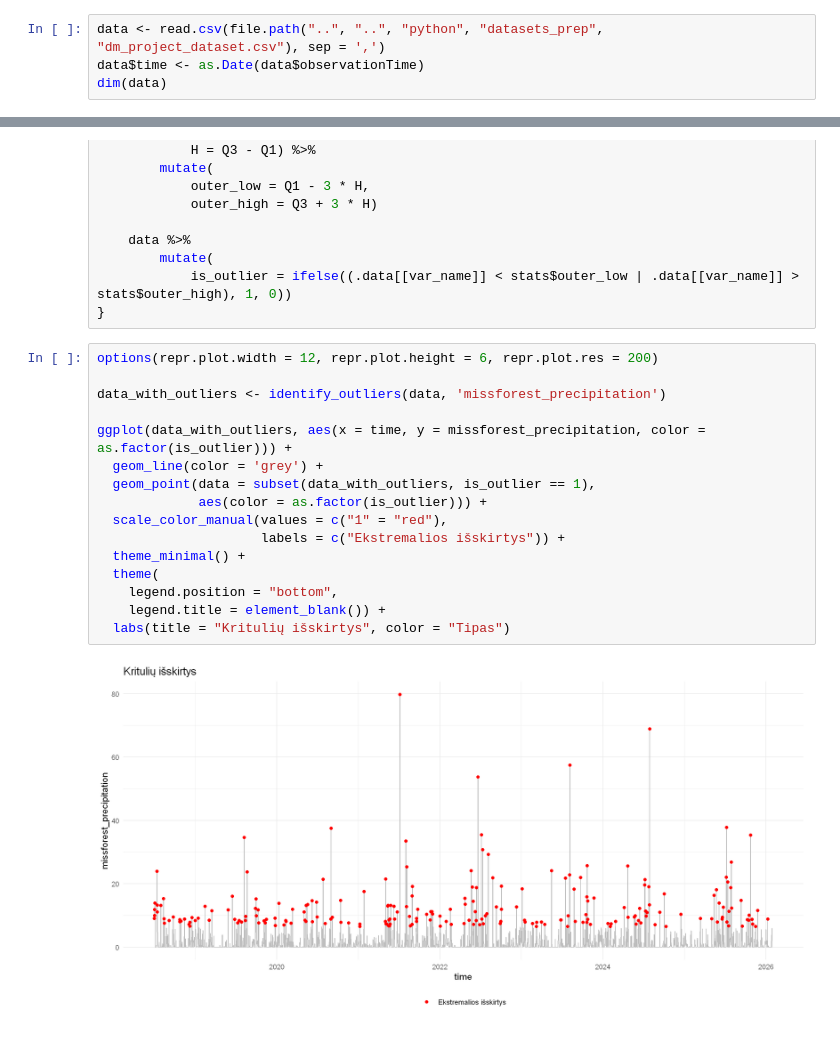
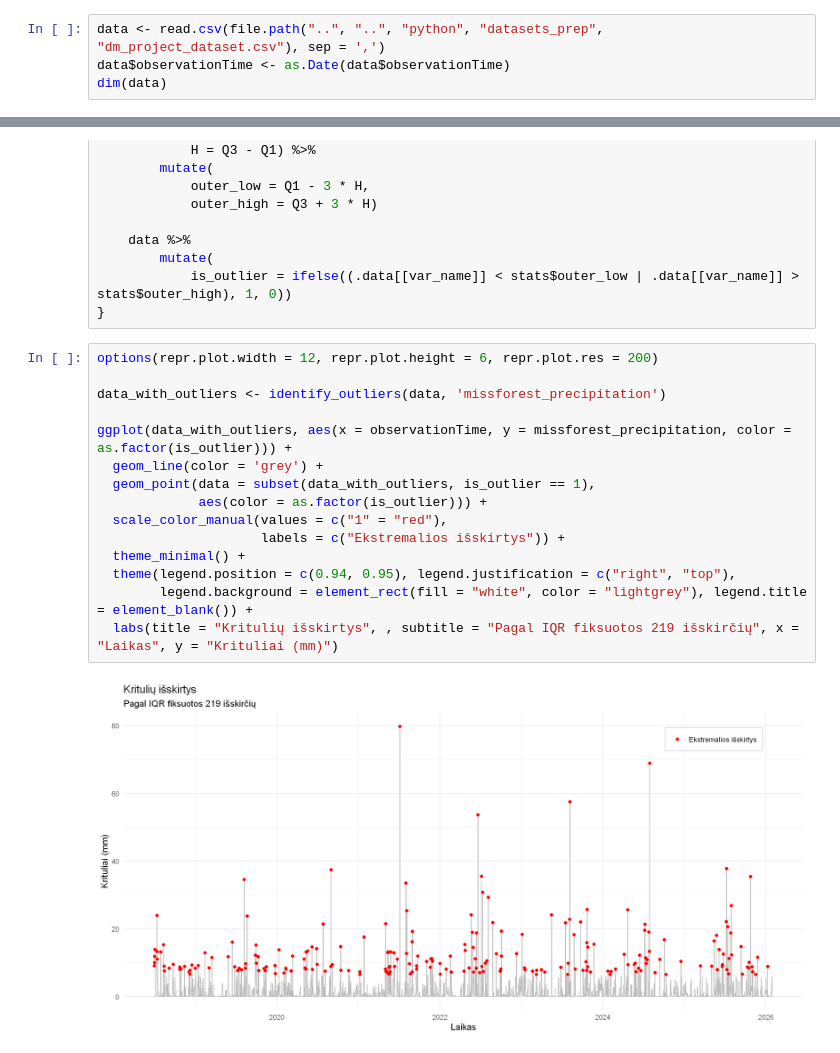
Before and after one commit to rugcer04/Duomenu_mokslo_projektas, a Jupyter notebook: code/R/EDA/outliers.ipynb, the cells around one changed output, grey strips where cells are left out. Cells and saved outputs as stored; diff of their text form.

Commit message:
Improved outlier code, added visualizations and multidimensional analysis

```diff
--- a/code/R/EDA/outliers.ipynb
+++ b/code/R/EDA/outliers.ipynb
@@ -19,6 +19,6 @@ The following objects are masked from 'package:base':
 ## Duomenys
 # %%
 data <- read.csv(file.path("..", "..", "python", "datasets_prep", "dm_project_dataset.csv"), sep = ',')
-data$time <- as.Date(data$observationTime)
+data$observationTime <- as.Date(data$observationTime)
 dim(data)
 # %% [output]
@@ -198,18 +149,17 @@ identify_outliers <- function(data, var_name) {
 # %%
 options(repr.plot.width = 12, repr.plot.height = 6, repr.plot.res = 200)
 
 data_with_outliers <- identify_outliers(data, 'missforest_precipitation')
 
-ggplot(data_with_outliers, aes(x = time, y = missforest_precipitation, color = as.factor(is_outlier))) +
+ggplot(data_with_outliers, aes(x = observationTime, y = missforest_precipitation, color = as.factor(is_outlier))) +
   geom_line(color = 'grey') +
   geom_point(data = subset(data_with_outliers, is_outlier == 1),
              aes(color = as.factor(is_outlier))) +
   scale_color_manual(values = c("1" = "red"),
                      labels = c("Ekstremalios išskirtys")) +
   theme_minimal() +
-  theme(
-    legend.position = "bottom",
-    legend.title = element_blank()) +
-  labs(title = "Kritulių išskirtys", color = "Tipas")
+  theme(legend.position = c(0.94, 0.95), legend.justification = c("right", "top"),
+        legend.background = element_rect(fill = "white", color = "lightgrey"), legend.title = element_blank()) +
+  labs(title = "Kritulių išskirtys", , subtitle = "Pagal IQR fiksuotos 219 išskirčių", x = "Laikas", y = "Krituliai (mm)")
 # %% [output]
-[figure, old version]
+[figure, new version]
```
Also changed, not shown: parts of 25 cells of this notebook.
